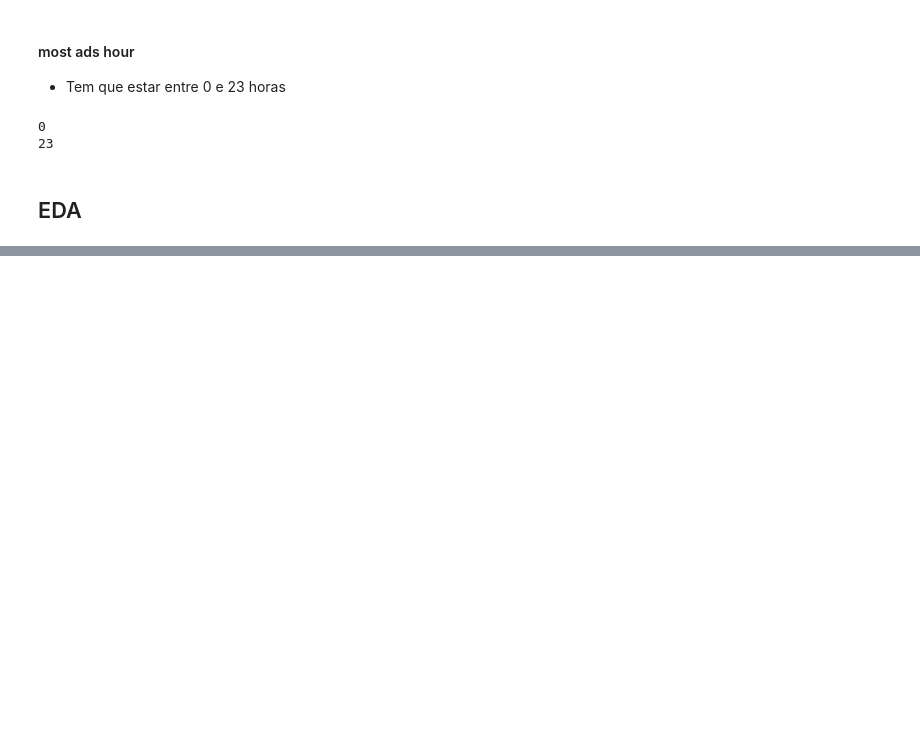
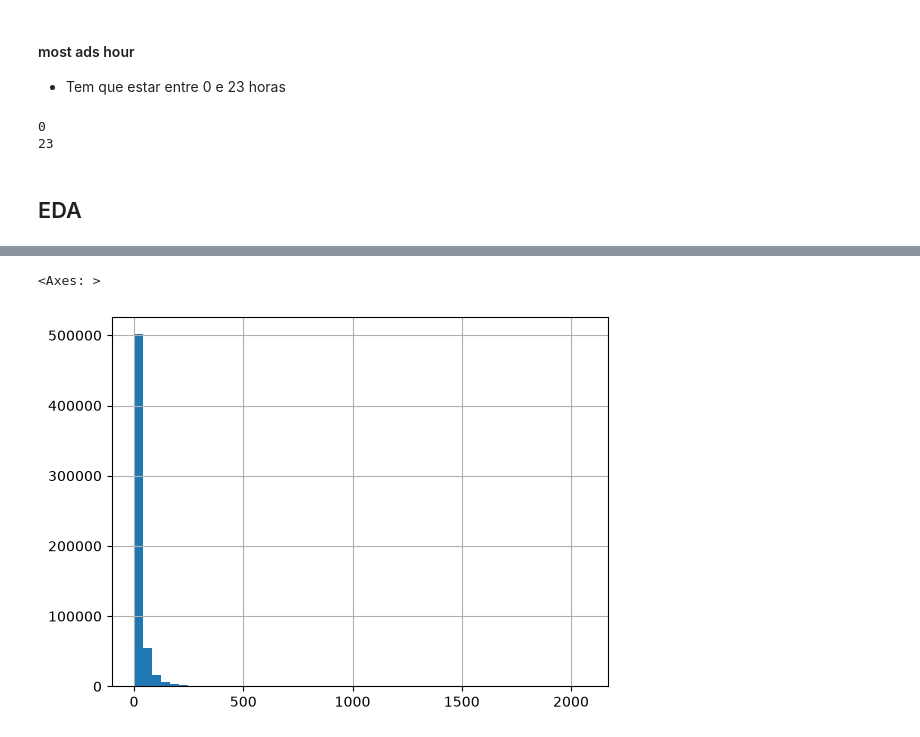
Before and after one commit to igor-kevin/marketing_test-a-b, a Jupyter notebook: notebooks/01_qualidade_dados_e_EDA.ipynb, the cells around one changed output, grey strips where cells are left out. Drawn from its saved outputs; the diff is of its cells as text; code cells hidden in the pictures; blank space fills up the shorter version.

```diff
--- a/notebooks/01_qualidade_dados_e_EDA.ipynb
+++ b/notebooks/01_qualidade_dados_e_EDA.ipynb
@@ -250,0 +240,5 @@ df.loc[df['test group']=='psa']
+# %%
+df['total ads'].hist(bins=50)
+# %% [output]
+<Axes: >
+[figure, added]
```
Also changed, not shown: parts of 45 cells of this notebook, 2 other files.
